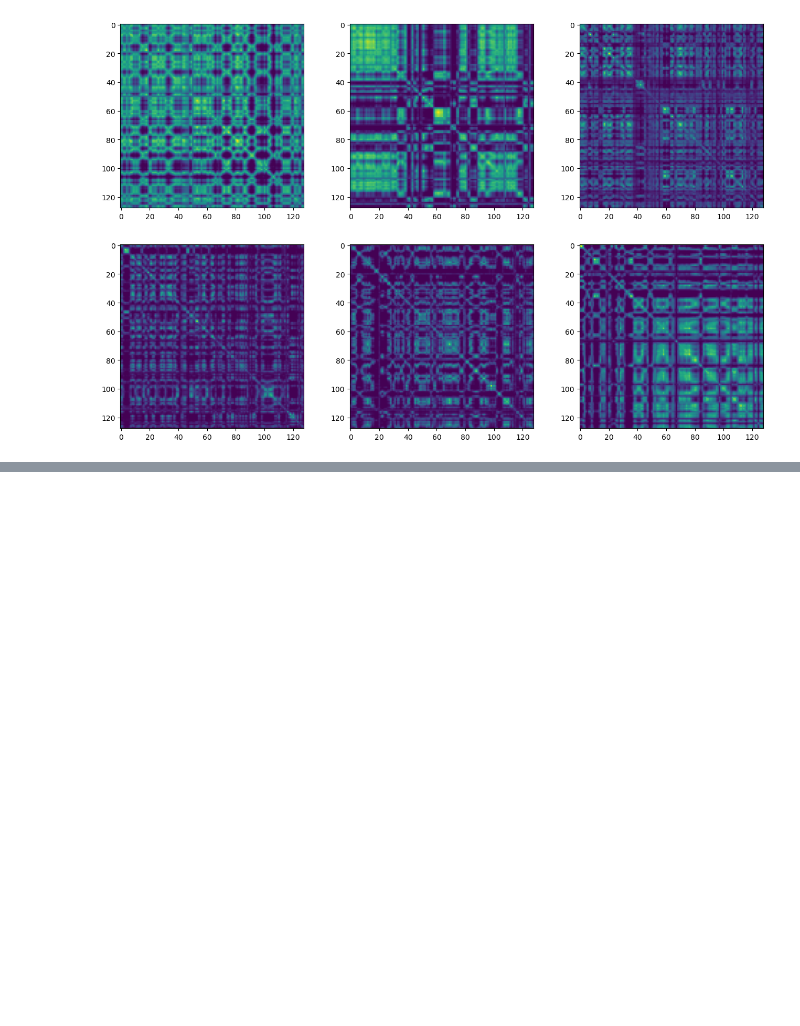
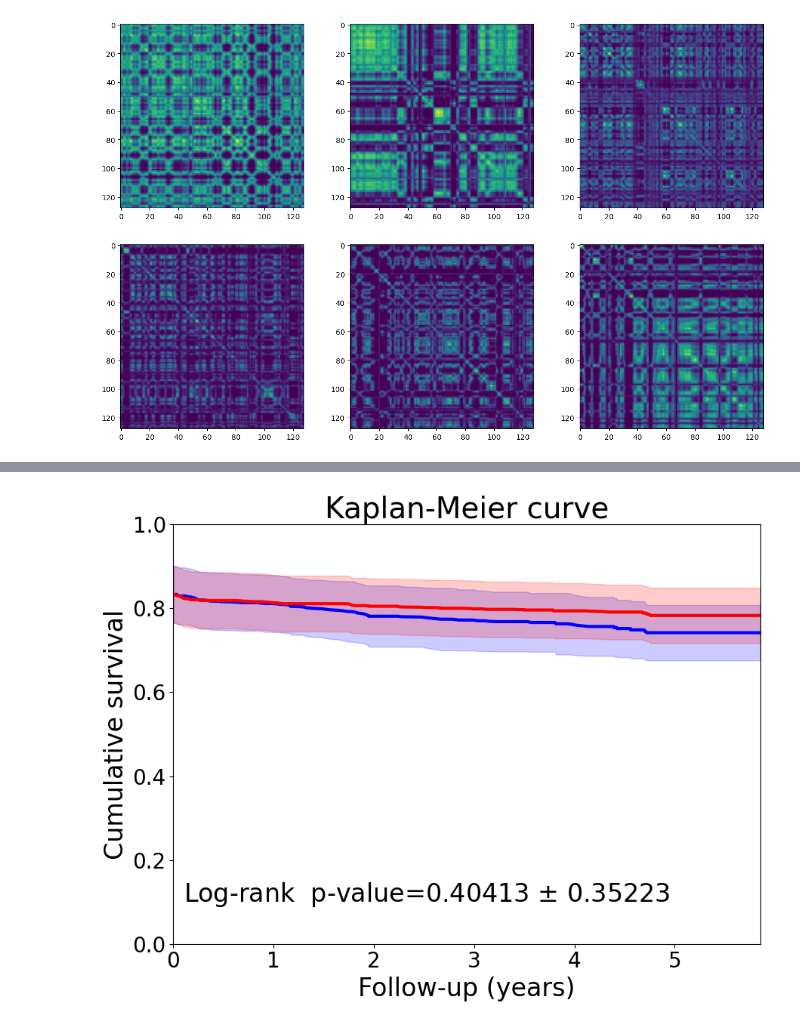
Before and after one commit to keigo8711/cnn_RecurrencePlot, a Jupyter notebook: cnn2d_RP_clatification.ipynb, the cells around one changed output, grey strips where cells are left out. Cells and saved outputs as stored; diff of their text form; code cells hidden in the pictures; blank space fills up the shorter version.

```diff
--- a/cnn2d_RP_clatification.ipynb
+++ b/cnn2d_RP_clatification.ipynb
@@ -308,0 +318,30 @@ plt.close()
+# %%
+calculate_mean_KMcurve_SV[-1,:] = np.mean(calculate_mean_KMcurve_SV,axis=0)
+calculate_mean_KMcurve_NS[-1,:] = np.mean(calculate_mean_KMcurve_NS,axis=0)
+
+fig = plt.figure(figsize=(9, 7))
+ax = fig.add_subplot(111)
+
+std_SV = np.std(calculate_mean_KMcurve_SV, axis=0, ddof=1)
+std_NS = np.std(calculate_mean_KMcurve_NS, axis=0, ddof=1)
+
+plt.fill_between(survival_time_sort, calculate_mean_KMcurve_SV[-1,:] + std_SV, calculate_mean_KMcurve_SV[-1,:] - std_SV, alpha=0.2, color='blue')
+plt.plot(survival_time_sort, calculate_mean_KMcurve_SV[-1,:], color='blue', linewidth = 3.0, label='low risk')
+
+plt.fill_between(survival_time_sort, calculate_mean_KMcurve_NS[-1,:] + std_NS, calculate_mean_KMcurve_NS[-1,:] - std_NS, alpha=0.2, color='red')
+plt.plot(survival_time_sort, calculate_mean_KMcurve_NS[-1,:], color='red', linewidth = 3.0, label='high risk')
+
+plt.title('Kaplan-Meier curve', fontsize=28)
+plt.xticks(np.arange(0,survival_time_sort[-1],1))
+plt.xlim(left=0, right=survival_time_sort[-1])
+plt.ylim(bottom=0.0, top=1.0)
+plt.xlabel('Follow-up (years)', fontsize=24)
+plt.ylabel('Cumulative survival', fontsize=24)
+plt.text(0.1, 0.1, 'Log-rank  p-value=%.5f $\pm$ %0.5f' % (np.mean(p_values), np.std(p_values)), fontsize=24)
+plt.tick_params(labelsize = 20)
+
+plt.tight_layout()
+
+plt.show()
+# %% [output]
+[figure, added]
```
Also changed, not shown: parts of 4 cells of this notebook.
